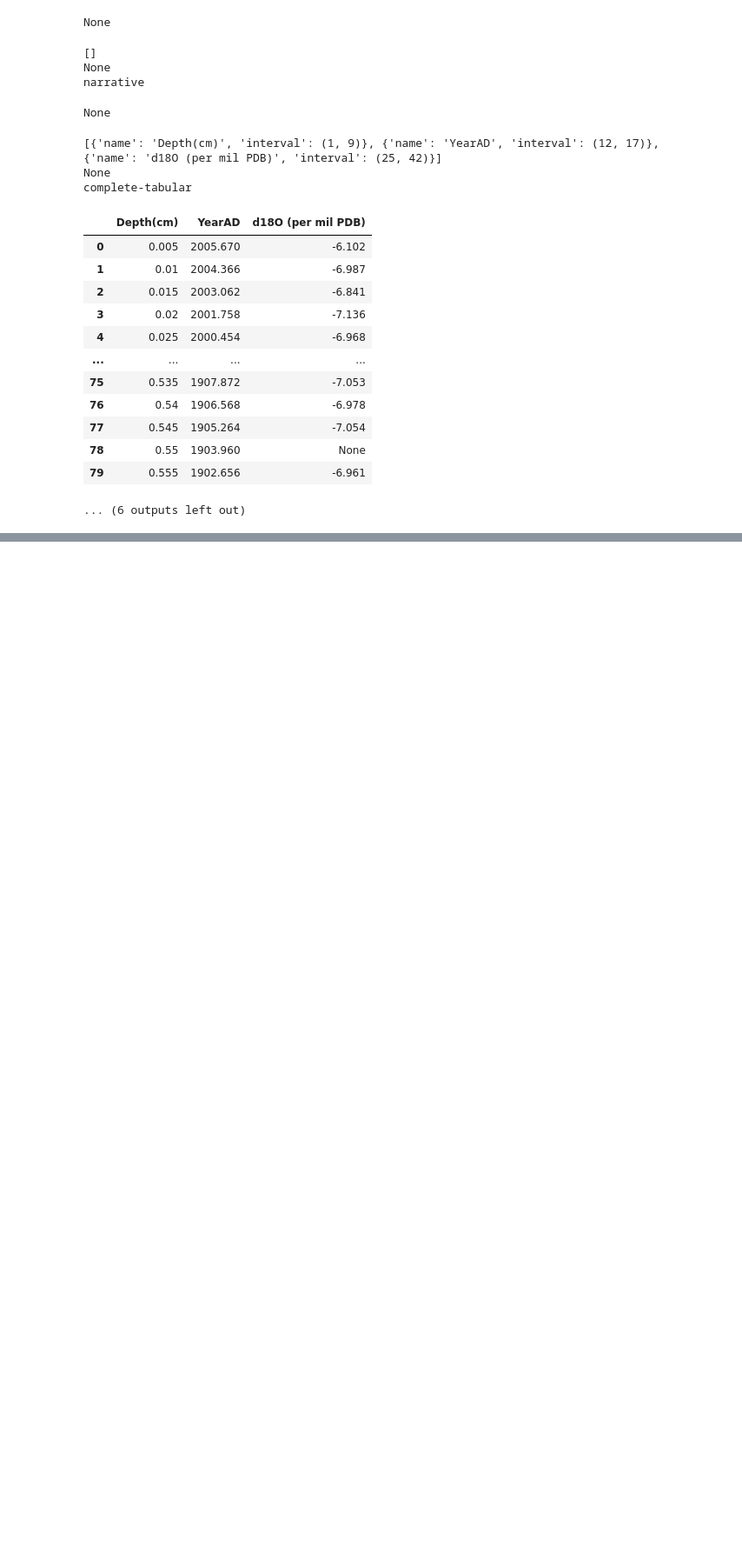
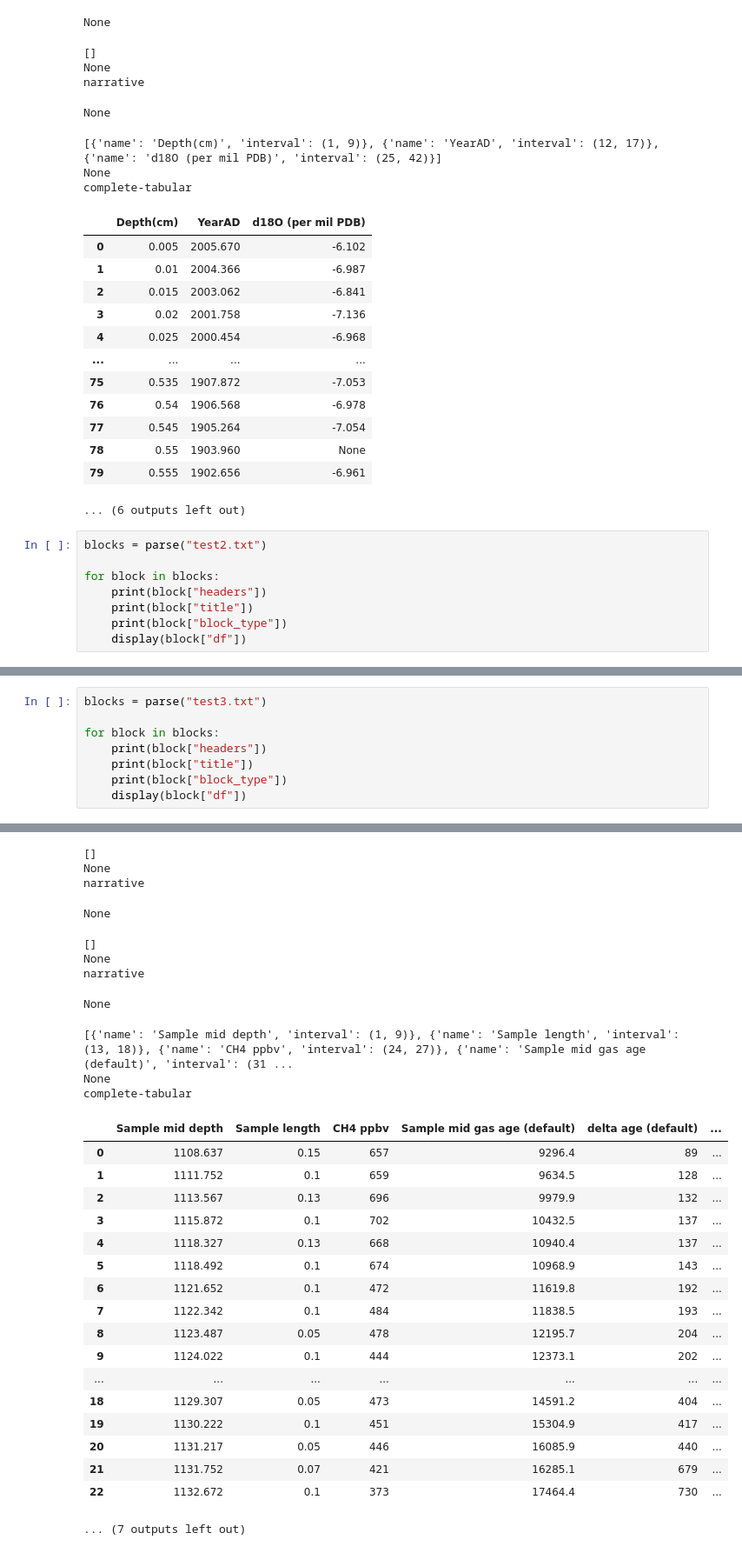
Before and after one commit to LinkedEarth/PyleoTUPS, a Jupyter notebook: Notes/Non-standard-parser/non-std-parser.ipynb, the cells around one changed output, grey strips where cells are left out. Shown at 87% size. Drawn from its saved outputs; the diff is of its cells as text; blank space fills up the shorter version.

Commit message:
Parser implementation

```diff
--- a/Notes/Non-standard-parser/non-std-parser.ipynb
+++ b/Notes/Non-standard-parser/non-std-parser.ipynb
@@ -391,3 +391,11 @@ complete-tabular
 | 78 | 0.55 | 1903.960 | None |
 | 79 | 0.555 | 1902.656 | -6.961 |
 ... (6 outputs left out)
+# %%
+blocks = parse("test2.txt")
+
+for block in blocks:
+    print(block["headers"])
+    print(block["title"])
+    print(block["block_type"])
+    display(block["df"])
@@ -393,0 +470,9 @@ complete-tabular
+# %%
+blocks = parse("test3.txt")
+
+for block in blocks:
+    print(block["headers"])
+    print(block["title"])
+    print(block["block_type"])
+    display(block["df"])
+# %% [output]
@@ -393,0 +499,29 @@ complete-tabular
+[]
+None
+narrative
+None
+[]
+None
+narrative
+None
+[{'name': 'Sample mid depth', 'interval': (1, 9)}, {'name': 'Sample length', 'interval': (13, 18)}, {'name': 'CH4 ppbv', 'interval': (24, 27)}, {'name': 'Sample mid gas age (default)', 'interval': (31 ...
+None
+complete-tabular
+|  | Sample mid depth | Sample length | CH4 ppbv | Sample mid gas age (default) | delta age (default) | ... |
+| 0 | 1108.637 | 0.15 | 657 | 9296.4 | 89 | ... |
+| 1 | 1111.752 | 0.1 | 659 | 9634.5 | 128 | ... |
+| 2 | 1113.567 | 0.13 | 696 | 9979.9 | 132 | ... |
+| 3 | 1115.872 | 0.1 | 702 | 10432.5 | 137 | ... |
+| 4 | 1118.327 | 0.13 | 668 | 10940.4 | 137 | ... |
+| 5 | 1118.492 | 0.1 | 674 | 10968.9 | 143 | ... |
+| 6 | 1121.652 | 0.1 | 472 | 11619.8 | 192 | ... |
+| 7 | 1122.342 | 0.1 | 484 | 11838.5 | 193 | ... |
+| 8 | 1123.487 | 0.05 | 478 | 12195.7 | 204 | ... |
+| 9 | 1124.022 | 0.1 | 444 | 12373.1 | 202 | ... |
+| ... | ... | ... | ... | ... | ... | ... |
+| 18 | 1129.307 | 0.05 | 473 | 14591.2 | 404 | ... |
+| 19 | 1130.222 | 0.1 | 451 | 15304.9 | 417 | ... |
+| 20 | 1131.217 | 0.05 | 446 | 16085.9 | 440 | ... |
+| 21 | 1131.752 | 0.07 | 421 | 16285.1 | 679 | ... |
+| 22 | 1132.672 | 0.1 | 373 | 17464.4 | 730 | ... |
+... (7 outputs left out)
```
Also changed, not shown: parts of 5 cells of this notebook.
